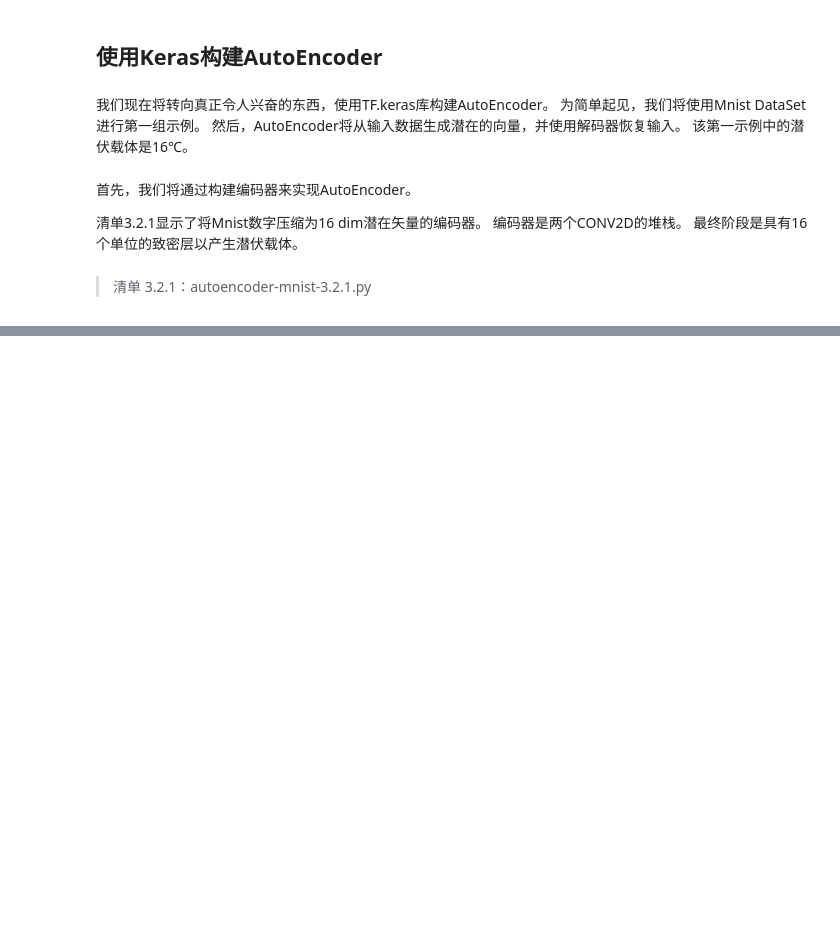
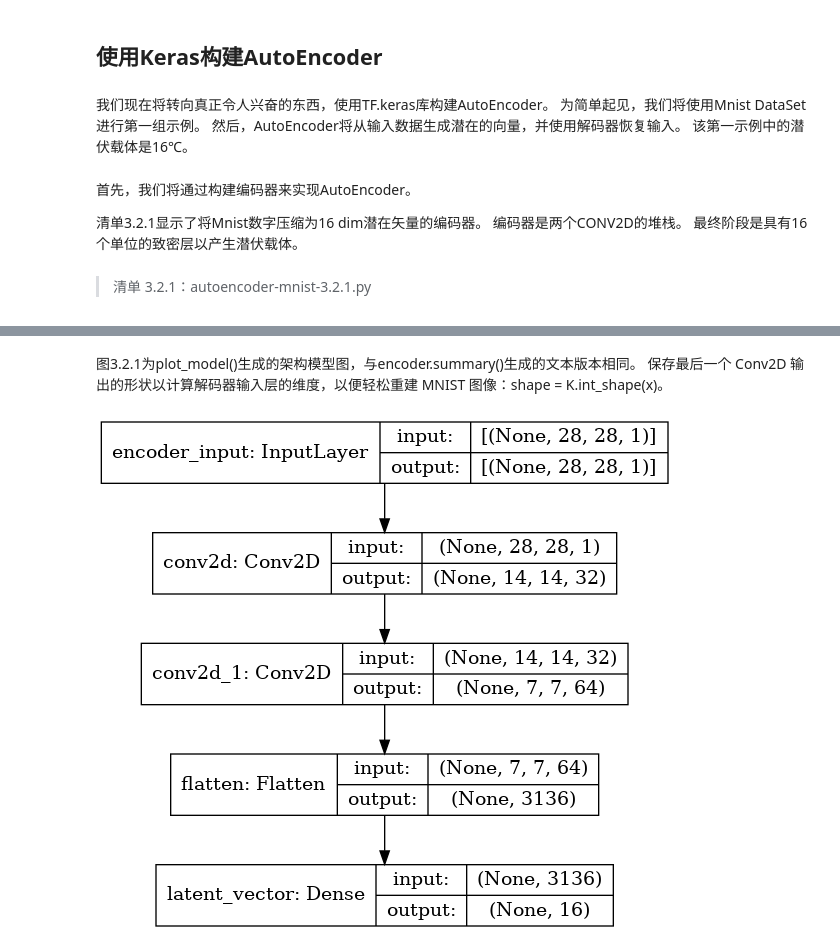
Before and after one commit to ustchope/Advanced-Deep-Learning-with-Keras, a Jupyter notebook: ch3.ipynb, the cells around one changed output, grey strips where cells are left out. Cells and saved outputs as stored; diff of their text form; code cells hidden in the pictures; blank space fills up the shorter version.

```diff
--- a/ch3.ipynb
+++ b/ch3.ipynb
@@ -119,0 +208,8 @@ if gpus:
+# %% [markdown]
+图3.2.1为plot_model()生成的架构模型图，与encoder.summary()生成的文本版本相同。 保存最后一个 Conv2D 输出的形状以计算解码器输入层的维度，以便轻松重建 MNIST 图像：shape = K.int_shape(x)。
+# %%
+plot_model(encoder,
+           to_file='encoder.png',
+           show_shapes=True)
+# %% [output]
+[figure, added]
```
Also changed, not shown: parts of 62 cells of this notebook, 1 other file.
